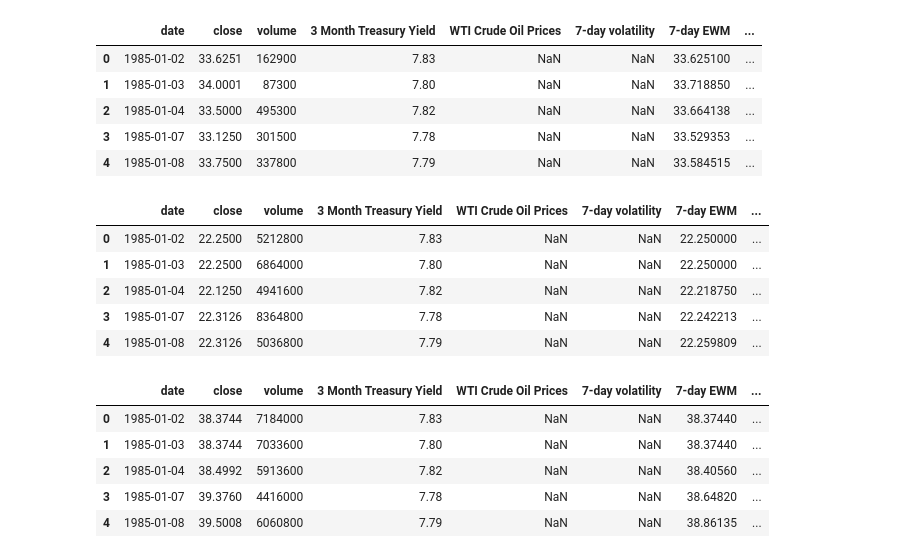
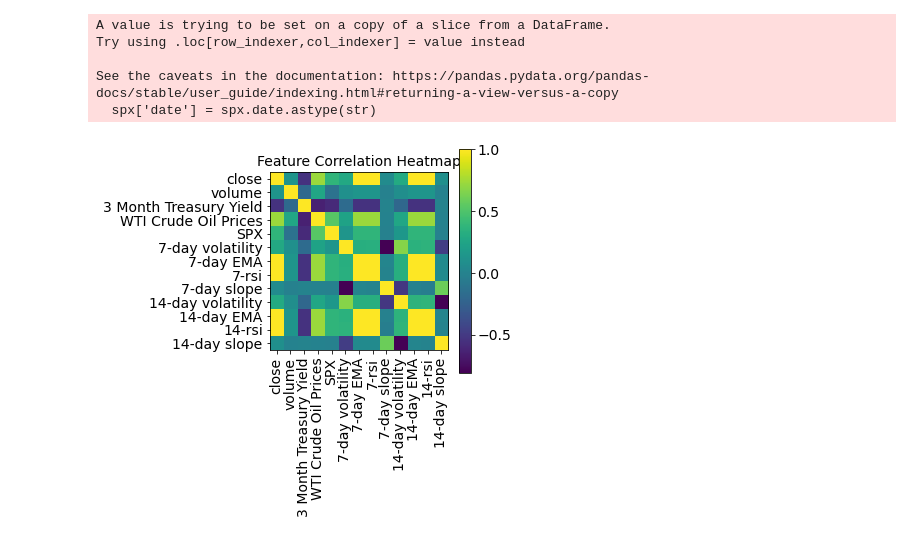
Before and after one commit to hongming-wong/Equities_Price_Prediction_XAI, a Jupyter notebook: Models/LSTM_Final.ipynb, the cells around one changed output. Saved outputs shown, nothing was run; the diff lists cells and outputs as text; code cells hidden in the pictures.

```diff
--- a/Models/LSTM_Final.ipynb
+++ b/Models/LSTM_Final.ipynb
@@ -28,27 +17,23 @@ apple.retrieve_data().head(7)
-# %%
-jpm.retrieve_data().head(5)
-# %% [output]
-|  | date | close | volume | 3 Month Treasury Yield | WTI Crude Oil Prices | 7-day volatility | 7-day EWM | ... |
-| 0 | 1985-01-02 | 33.6251 | 162900 | 7.83 | NaN | NaN | 33.625100 | ... |
-| 1 | 1985-01-03 | 34.0001 | 87300 | 7.80 | NaN | NaN | 33.718850 | ... |
-| 2 | 1985-01-04 | 33.5000 | 495300 | 7.82 | NaN | NaN | 33.664138 | ... |
-| 3 | 1985-01-07 | 33.1250 | 301500 | 7.78 | NaN | NaN | 33.529353 | ... |
-| 4 | 1985-01-08 | 33.7500 | 337800 | 7.79 | NaN | NaN | 33.584515 | ... |
-# %%
-xom.retrieve_data().head(5)
-# %% [output]
-|  | date | close | volume | 3 Month Treasury Yield | WTI Crude Oil Prices | 7-day volatility | 7-day EWM | ... |
-| 0 | 1985-01-02 | 22.2500 | 5212800 | 7.83 | NaN | NaN | 22.250000 | ... |
-| 1 | 1985-01-03 | 22.2500 | 6864000 | 7.80 | NaN | NaN | 22.250000 | ... |
-| 2 | 1985-01-04 | 22.1250 | 4941600 | 7.82 | NaN | NaN | 22.218750 | ... |
-| 3 | 1985-01-07 | 22.3126 | 8364800 | 7.78 | NaN | NaN | 22.242213 | ... |
-| 4 | 1985-01-08 | 22.3126 | 5036800 | 7.79 | NaN | NaN | 22.259809 | ... |
-# %%
-walmart.retrieve_data().head(5)
-# %% [output]
-|  | date | close | volume | 3 Month Treasury Yield | WTI Crude Oil Prices | 7-day volatility | 7-day EWM | ... |
-| 0 | 1985-01-02 | 38.3744 | 7184000 | 7.83 | NaN | NaN | 38.37440 | ... |
-| 1 | 1985-01-03 | 38.3744 | 7033600 | 7.80 | NaN | NaN | 38.37440 | ... |
-| 2 | 1985-01-04 | 38.4992 | 5913600 | 7.82 | NaN | NaN | 38.40560 | ... |
-| 3 | 1985-01-07 | 39.3760 | 4416000 | 7.78 | NaN | NaN | 38.64820 | ... |
-| 4 | 1985-01-08 | 39.5008 | 6060800 | 7.79 | NaN | NaN | 38.86135 | ... |
+# %%
+import matplotlib.pyplot as plt
+def show_heatmap(data):
+    data = data.drop(columns = ['date'])
+    plt.matshow(data.corr())
+    plt.xticks(range(data.shape[1]), data.columns, fontsize=14, rotation=90)
+    plt.gca().xaxis.tick_bottom()
+    plt.yticks(range(data.shape[1]), data.columns, fontsize=14)
+
+    cb = plt.colorbar()
+    cb.ax.tick_params(labelsize=14)
+    plt.title("Feature Correlation Heatmap", fontsize=14)
+    plt.show()
+# %%
+apple.retrieve_data()
+show_heatmap(apple.data)
+# %% [output]
+A value is trying to be set on a copy of a slice from a DataFrame.
+Try using .loc[row_indexer,col_indexer] = value instead
+
+See the caveats in the documentation: https://pandas.pydata.org/pandas-docs/stable/user_guide/indexing.html#returning-a-view-versus-a-copy
+  spx['date'] = spx.date.astype(str)
+[figure, added]
```
Also changed, not shown: parts of 48 cells of this notebook, 13 other files.
